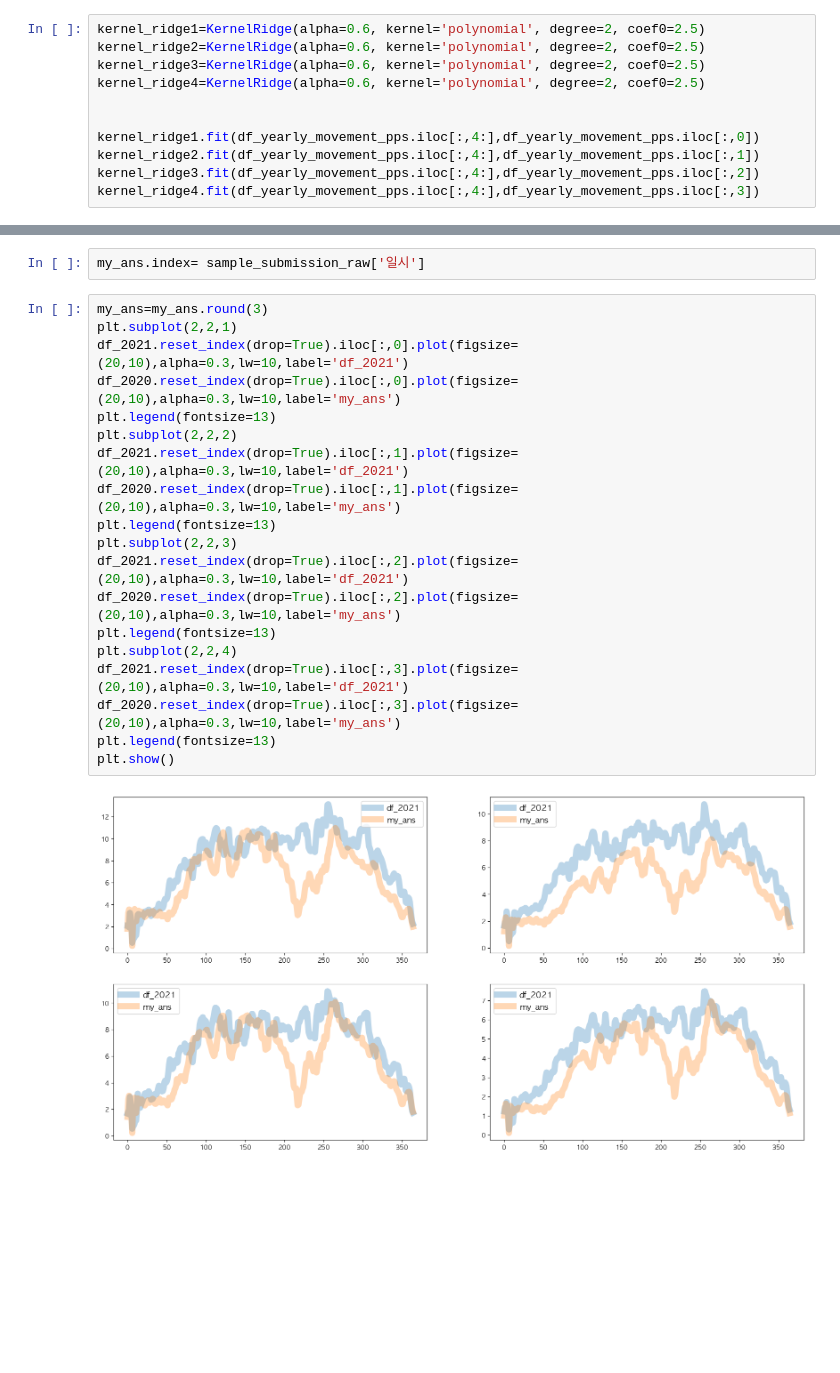
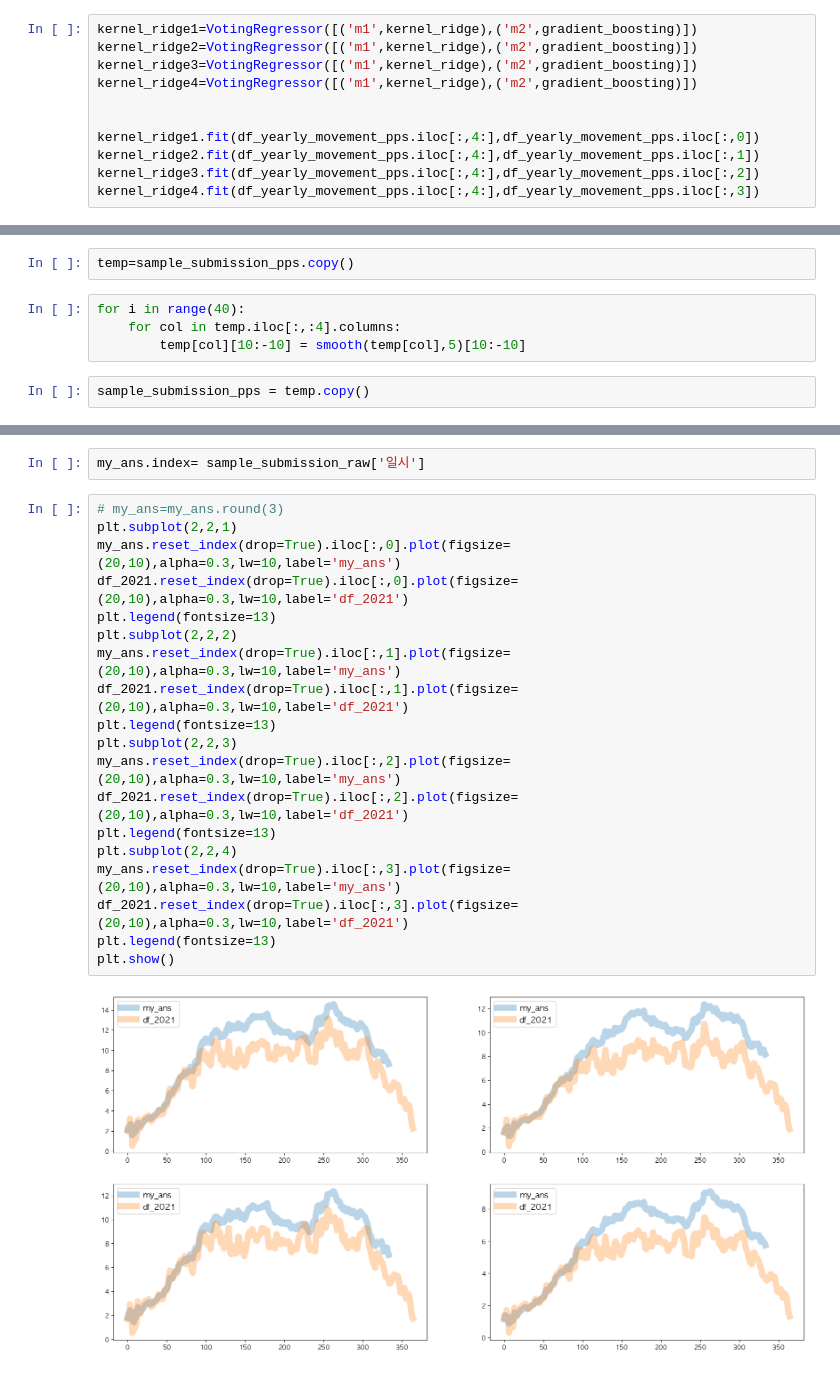
Before and after one commit to portion-jack/Competition_UOS_bycicle_prediction, a Jupyter notebook: _new_idea/_pipe_line.ipynb, the cells around one changed output, grey strips where cells are left out. Cells and saved outputs as stored; diff of their text form; blank space fills up the shorter version.

```diff
--- a/_new_idea/_pipe_line.ipynb
+++ b/_new_idea/_pipe_line.ipynb
@@ -232,9 +216,9 @@ sample_submission_pps=pd.concat([sample_submission.drop(['월','요일'],axis=1)
 sample_submission_pps['주말평일'] = lbe.transform(sample_submission_pps['주말평일'])
 # %%
-kernel_ridge1=KernelRidge(alpha=0.6, kernel='polynomial', degree=2, coef0=2.5)
-kernel_ridge2=KernelRidge(alpha=0.6, kernel='polynomial', degree=2, coef0=2.5)
-kernel_ridge3=KernelRidge(alpha=0.6, kernel='polynomial', degree=2, coef0=2.5)
-kernel_ridge4=KernelRidge(alpha=0.6, kernel='polynomial', degree=2, coef0=2.5)
+kernel_ridge1=VotingRegressor([('m1',kernel_ridge),('m2',gradient_boosting)])
+kernel_ridge2=VotingRegressor([('m1',kernel_ridge),('m2',gradient_boosting)])
+kernel_ridge3=VotingRegressor([('m1',kernel_ridge),('m2',gradient_boosting)])
+kernel_ridge4=VotingRegressor([('m1',kernel_ridge),('m2',gradient_boosting)])
 
 
 kernel_ridge1.fit(df_yearly_movement_pps.iloc[:,4:],df_yearly_movement_pps.iloc[:,0])
@@ -248,6 +243,14 @@ sample_submission_pps.iloc[:,0]=kernel_ridge1.predict(sample_submission_pps.iloc
 sample_submission_pps.iloc[:,1]=kernel_ridge2.predict(sample_submission_pps.iloc[:,4:])
 sample_submission_pps.iloc[:,2]=kernel_ridge3.predict(sample_submission_pps.iloc[:,4:])
 sample_submission_pps.iloc[:,3]=kernel_ridge4.predict(sample_submission_pps.iloc[:,4:])
+# %%
+temp=sample_submission_pps.copy()
+# %%
+for i in range(40):
+    for col in temp.iloc[:,:4].columns:
+        temp[col][10:-10] = smooth(temp[col],5)[10:-10]
+# %%
+sample_submission_pps = temp.copy()
 # %%
 sample_submission_pps.iloc[:,:4].mean(axis=0)
 # %% [output]
@@ -285,23 +292,23 @@ my_ans=pd.concat(ans_sheet)
 # %%
 my_ans.index= sample_submission_raw['일시']
 # %%
-my_ans=my_ans.round(3)
+# my_ans=my_ans.round(3)
 plt.subplot(2,2,1)
+my_ans.reset_index(drop=True).iloc[:,0].plot(figsize=(20,10),alpha=0.3,lw=10,label='my_ans')
 df_2021.reset_index(drop=True).iloc[:,0].plot(figsize=(20,10),alpha=0.3,lw=10,label='df_2021')
-df_2020.reset_index(drop=True).iloc[:,0].plot(figsize=(20,10),alpha=0.3,lw=10,label='my_ans')
 plt.legend(fontsize=13)
 plt.subplot(2,2,2)
+my_ans.reset_index(drop=True).iloc[:,1].plot(figsize=(20,10),alpha=0.3,lw=10,label='my_ans')
 df_2021.reset_index(drop=True).iloc[:,1].plot(figsize=(20,10),alpha=0.3,lw=10,label='df_2021')
-df_2020.reset_index(drop=True).iloc[:,1].plot(figsize=(20,10),alpha=0.3,lw=10,label='my_ans')
 plt.legend(fontsize=13)
 plt.subplot(2,2,3)
+my_ans.reset_index(drop=True).iloc[:,2].plot(figsize=(20,10),alpha=0.3,lw=10,label='my_ans')
 df_2021.reset_index(drop=True).iloc[:,2].plot(figsize=(20,10),alpha=0.3,lw=10,label='df_2021')
-df_2020.reset_index(drop=True).iloc[:,2].plot(figsize=(20,10),alpha=0.3,lw=10,label='my_ans')
 plt.legend(fontsize=13)
 plt.subplot(2,2,4)
+my_ans.reset_index(drop=True).iloc[:,3].plot(figsize=(20,10),alpha=0.3,lw=10,label='my_ans')
 df_2021.reset_index(drop=True).iloc[:,3].plot(figsize=(20,10),alpha=0.3,lw=10,label='df_2021')
-df_2020.reset_index(drop=True).iloc[:,3].plot(figsize=(20,10),alpha=0.3,lw=10,label='my_ans')
 plt.legend(fontsize=13)
 plt.show()
 # %% [output]
-[figure, old version]
+[figure, new version]
```
Also changed, not shown: parts of 25 cells of this notebook, 4 other files.
